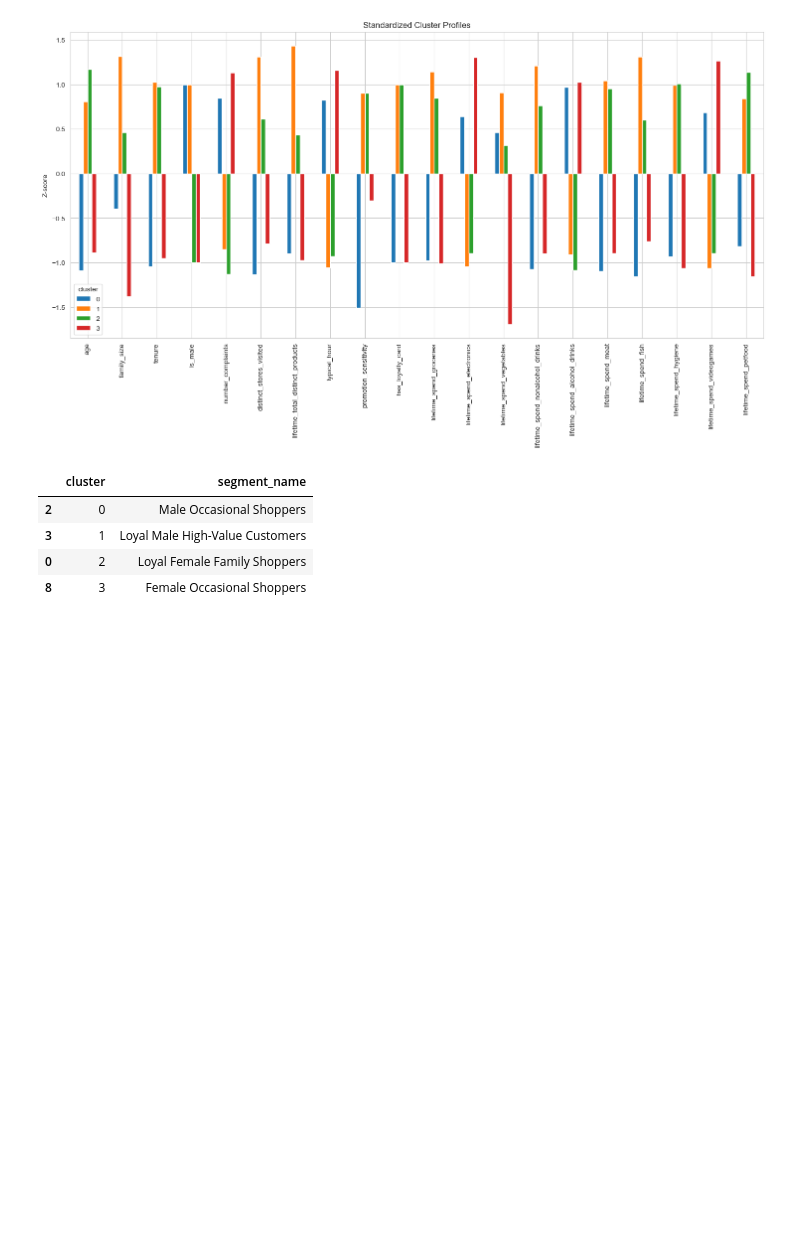
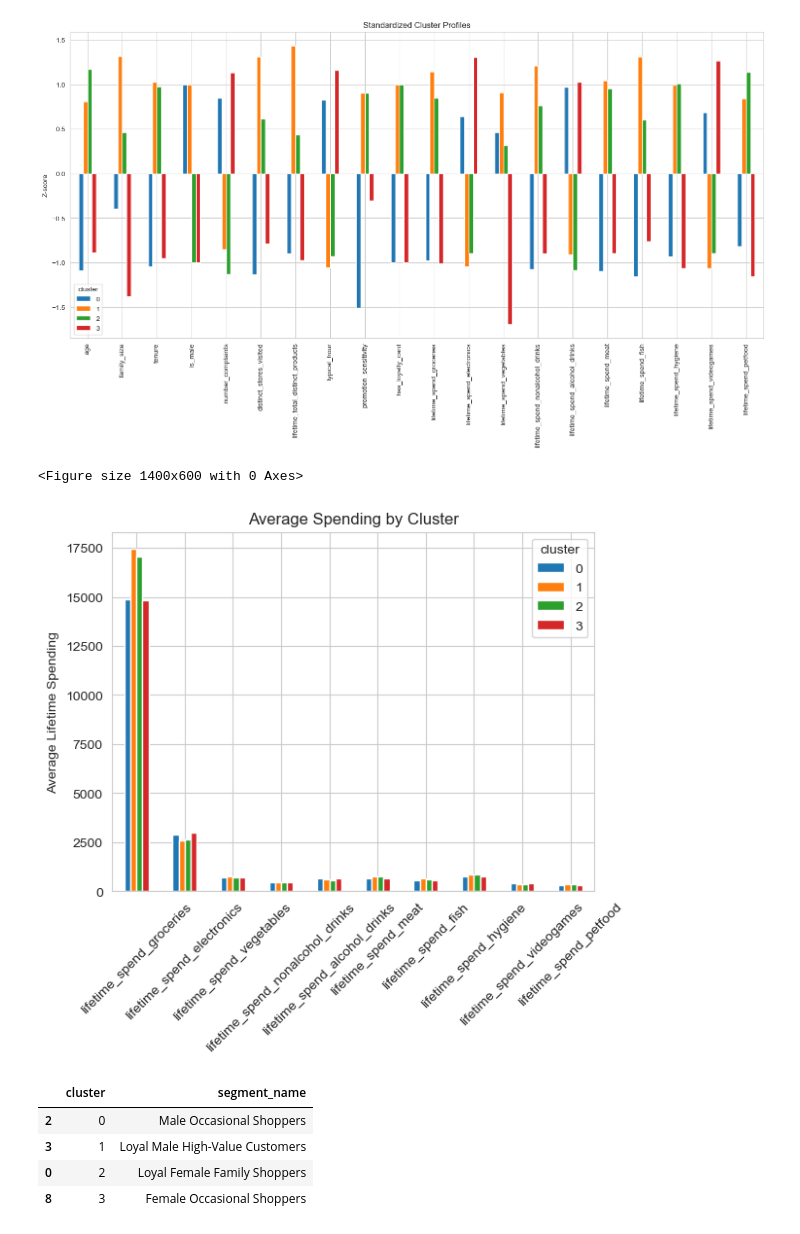
Before and after one commit to saifhoque15-netizen/ML2-Customer-Segmentation, a Jupyter notebook: notebooks/Customer_Segmentation.ipynb, the cells around one changed output. Cells and saved outputs as stored; diff of their text form; code cells hidden in the pictures; blank space fills up the shorter version.

```diff
--- a/notebooks/Customer_Segmentation.ipynb
+++ b/notebooks/Customer_Segmentation.ipynb
@@ -975,6 +956,32 @@ plt.ylabel('Z-score')
 plt.show()
 # %% [output]
 [figure]
+# %%
+
+spending_cols = [
+    'lifetime_spend_groceries',
+    'lifetime_spend_electronics',
+    'lifetime_spend_vegetables',
+    'lifetime_spend_nonalcohol_drinks',
+    'lifetime_spend_alcohol_drinks',
+    'lifetime_spend_meat',
+    'lifetime_spend_fish',
+    'lifetime_spend_hygiene',
+    'lifetime_spend_videogames',
+    'lifetime_spend_petfood'
+]
+
+cluster_spending = customer_clean.groupby('cluster')[spending_cols].mean()
+
+plt.figure(figsize=(14,6))
+cluster_spending.T.plot(kind='bar')
+plt.title("Average Spending by Cluster")
+plt.ylabel("Average Lifetime Spending")
+plt.xticks(rotation=45)
+plt.show()
+# %% [output]
+<Figure size 1400x600 with 0 Axes>
+[figure, added]
 # %%
 segment_names = {
     0: 'Male Occasional Shoppers',
```
Also changed, not shown: parts of 8 cells of this notebook.
